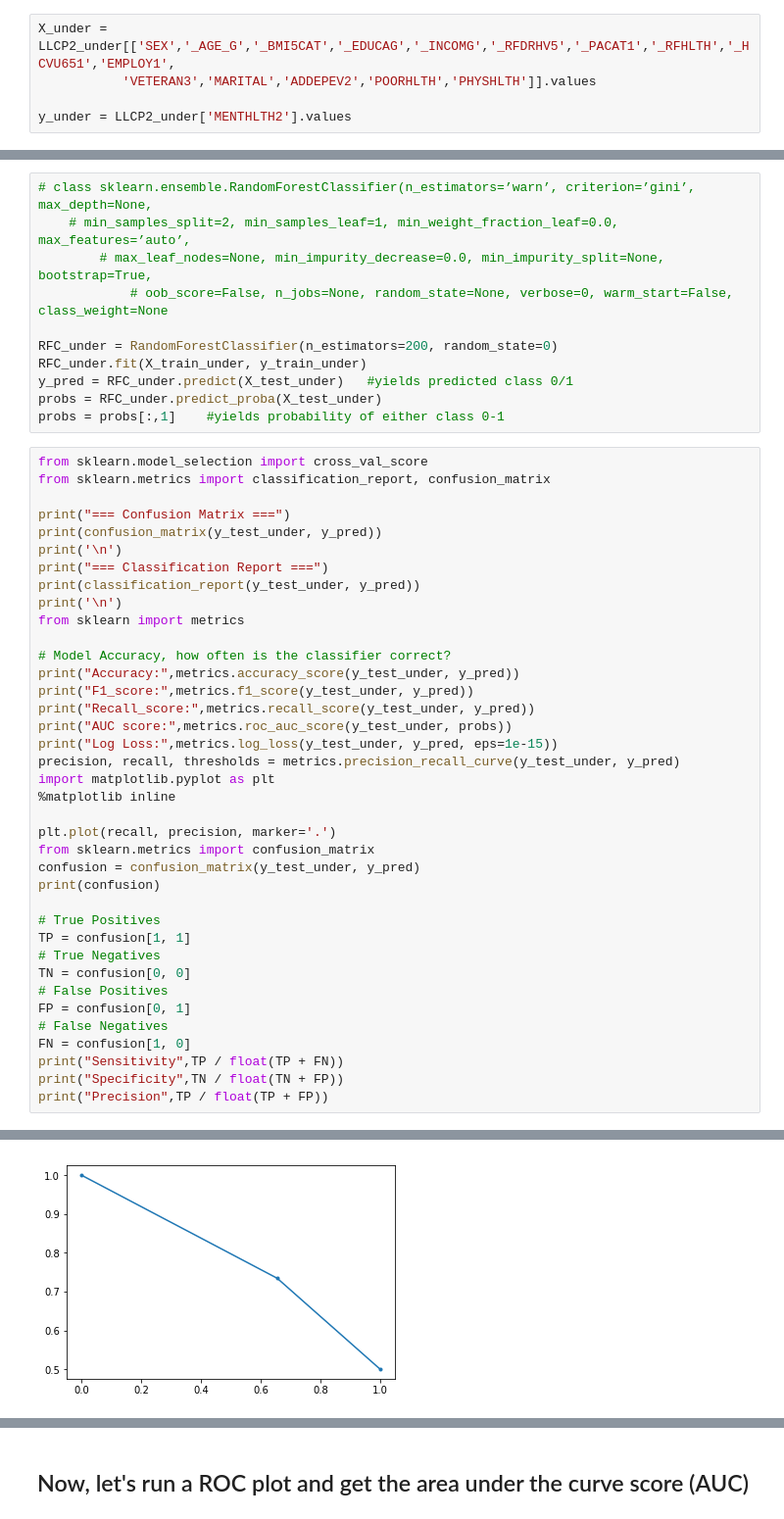
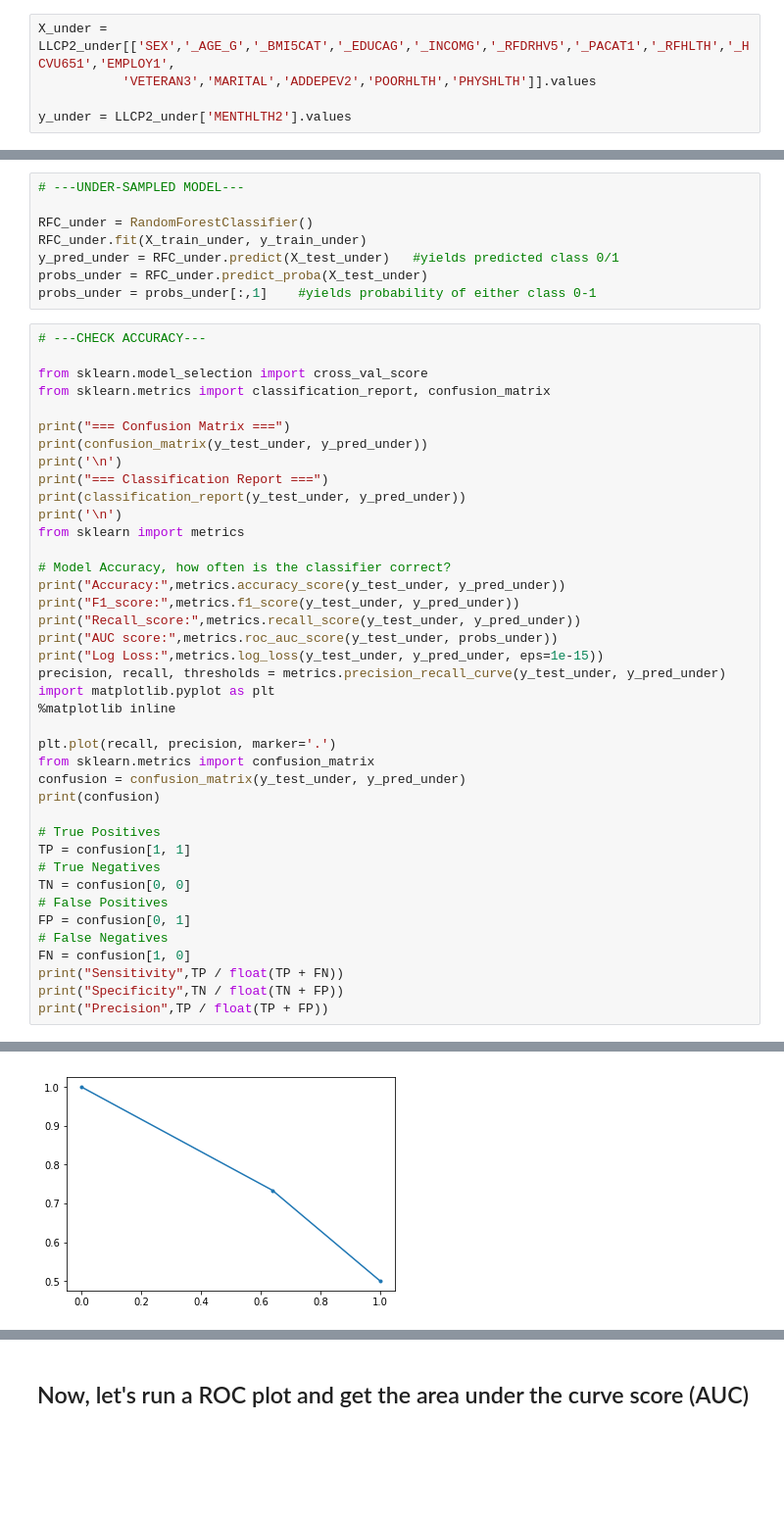
Before and after one commit to NBrisbon/CDC_Behavioral_RiskFactors, a Jupyter notebook: Final_Model_Random_Forest_Classifier.ipynb, the cells around one changed output, grey strips where cells are left out. Shown at 98% size. Drawn from its saved outputs; the diff is of its cells as text; blank space fills up the shorter version.

```diff
--- a/Final_Model_Random_Forest_Classifier.ipynb
+++ b/Final_Model_Random_Forest_Classifier.ipynb
@@ -124,41 +210,40 @@ dict(zip(unique, counts))
 # %% [output]
 {0.0: 99974, 1.0: 99776}
 # %%
-# class sklearn.ensemble.RandomForestClassifier(n_estimators=’warn’, criterion=’gini’, max_depth=None,
-    # min_samples_split=2, min_samples_leaf=1, min_weight_fraction_leaf=0.0, max_features=’auto’,
-        # max_leaf_nodes=None, min_impurity_decrease=0.0, min_impurity_split=None, bootstrap=True,
-            # oob_score=False, n_jobs=None, random_state=None, verbose=0, warm_start=False, class_weight=None
+# ---UNDER-SAMPLED MODEL---
 
-RFC_under = RandomForestClassifier(n_estimators=200, random_state=0)
+RFC_under = RandomForestClassifier()
 RFC_under.fit(X_train_under, y_train_under)
-y_pred = RFC_under.predict(X_test_under)   #yields predicted class 0/1
-probs = RFC_under.predict_proba(X_test_under)
-probs = probs[:,1]    #yields probability of either class 0-1
+y_pred_under = RFC_under.predict(X_test_under)   #yields predicted class 0/1
+probs_under = RFC_under.predict_proba(X_test_under)
+probs_under = probs_under[:,1]    #yields probability of either class 0-1
 # %%
+# ---CHECK ACCURACY---
+
 from sklearn.model_selection import cross_val_score
 from sklearn.metrics import classification_report, confusion_matrix
 
 print("=== Confusion Matrix ===")
-print(confusion_matrix(y_test_under, y_pred))
+print(confusion_matrix(y_test_under, y_pred_under))
 print('\n')
 print("=== Classification Report ===")
-print(classification_report(y_test_under, y_pred))
+print(classification_report(y_test_under, y_pred_under))
 print('\n')
 from sklearn import metrics
 
 # Model Accuracy, how often is the classifier correct?
-print("Accuracy:",metrics.accuracy_score(y_test_under, y_pred))
-print("F1_score:",metrics.f1_score(y_test_under, y_pred))
-print("Recall_score:",metrics.recall_score(y_test_under, y_pred))
-print("AUC score:",metrics.roc_auc_score(y_test_under, probs))
-print("Log Loss:",metrics.log_loss(y_test_under, y_pred, eps=1e-15))
-precision, recall, thresholds = metrics.precision_recall_curve(y_test_under, y_pred)
+print("Accuracy:",metrics.accuracy_score(y_test_under, y_pred_under))
+print("F1_score:",metrics.f1_score(y_test_under, y_pred_under))
+print("Recall_score:",metrics.recall_score(y_test_under, y_pred_under))
+print("AUC score:",metrics.roc_auc_score(y_test_under, probs_under))
+print("Log Loss:",metrics.log_loss(y_test_under, y_pred_under, eps=1e-15))
+precision, recall, thresholds = metrics.precision_recall_curve(y_test_under, y_pred_under)
 import matplotlib.pyplot as plt
 %matplotlib inline
 
 plt.plot(recall, precision, marker='.')
 from sklearn.metrics import confusion_matrix
-confusion = confusion_matrix(y_test_under, y_pred)
+confusion = confusion_matrix(y_test_under, y_pred_under)
 print(confusion)
 
 # True Positives
@@ -193 +278 @@ Precision 0.7347610342125881
-[figure, old version]
+[figure, new version]
```
Also changed, not shown: parts of 35 cells of this notebook, 1 other file.
